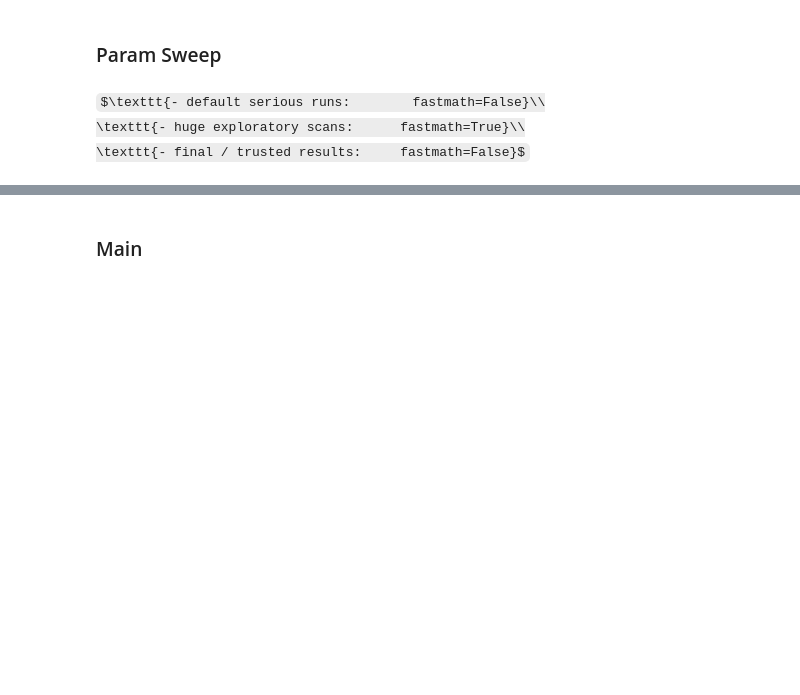
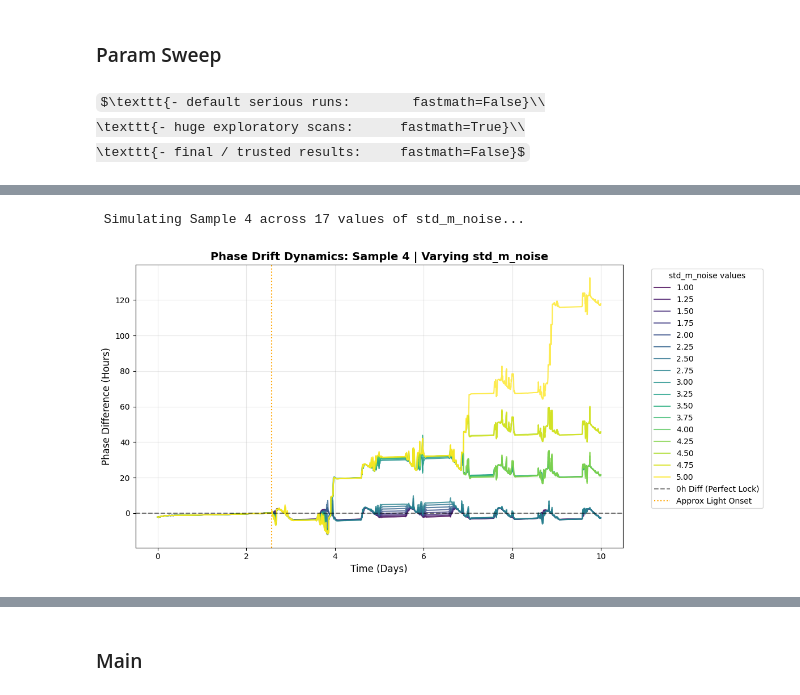
Before and after one commit to psyentistJJ/SCN, a Jupyter notebook: SL_model/SCN_entrainment.ipynb, the cells around one changed output, grey strips where cells are left out. Saved outputs shown, nothing was run; the diff lists cells and outputs as text; code cells hidden in the pictures; some formulas as TeX source; blank space fills up the shorter version.

```diff
--- a/SL_model/SCN_entrainment.ipynb
+++ b/SL_model/SCN_entrainment.ipynb
@@ -202 +69,10 @@ seeds: [42, 145, 242, 342, 442]
+# %%
+# Pass an array of specific noise values to stack them
+plot_phase_walk(base_config,
+                      sweep_param='std_m_noise',
+                      target_values=np.arange(1,5.25,0.25),
+                      sample_id=4);
+# %% [output]
+ Simulating Sample 4 across 17 values of std_m_noise...
+[figure, added]
 # %%
```
Also changed, not shown: parts of 13 cells of this notebook, 3 other files.
